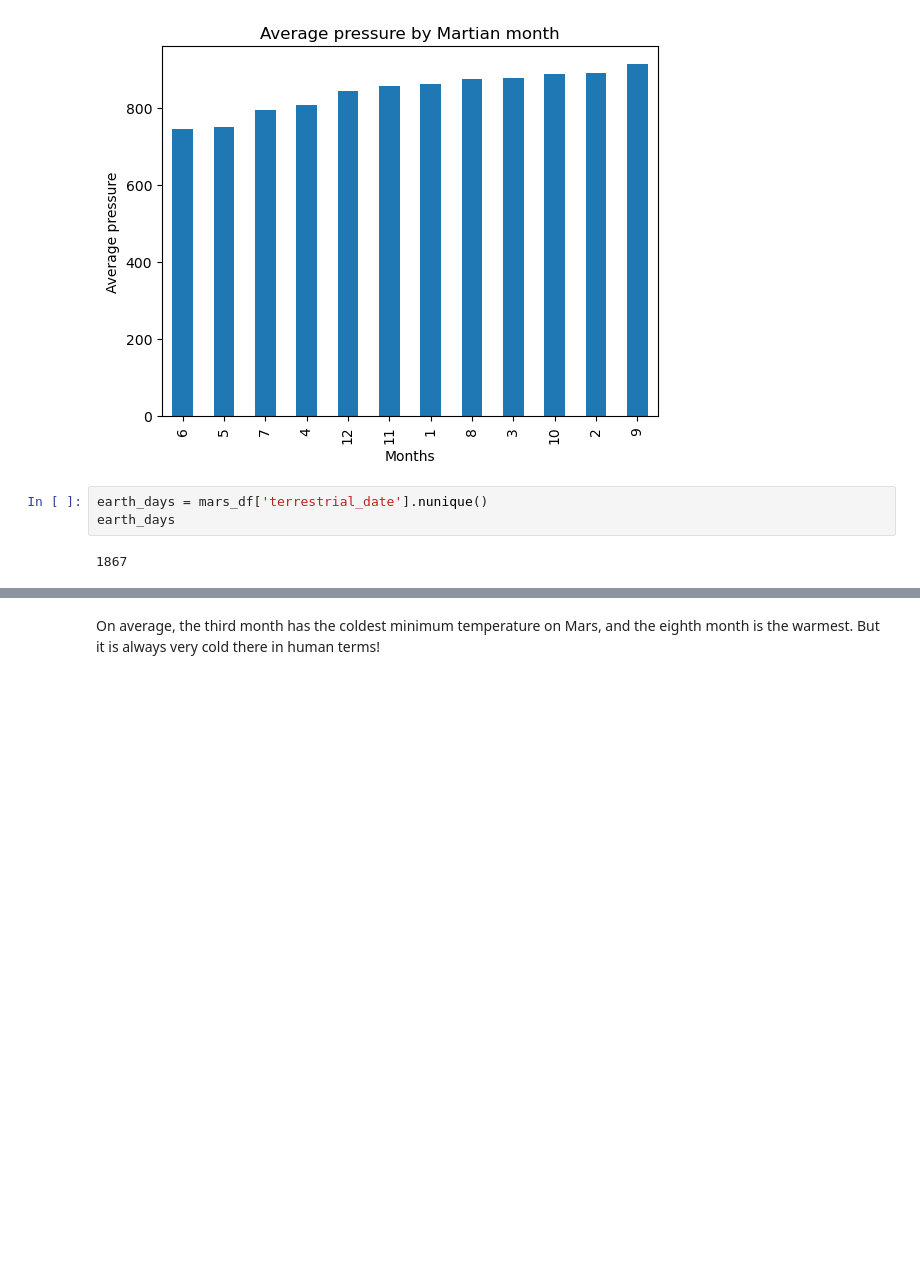
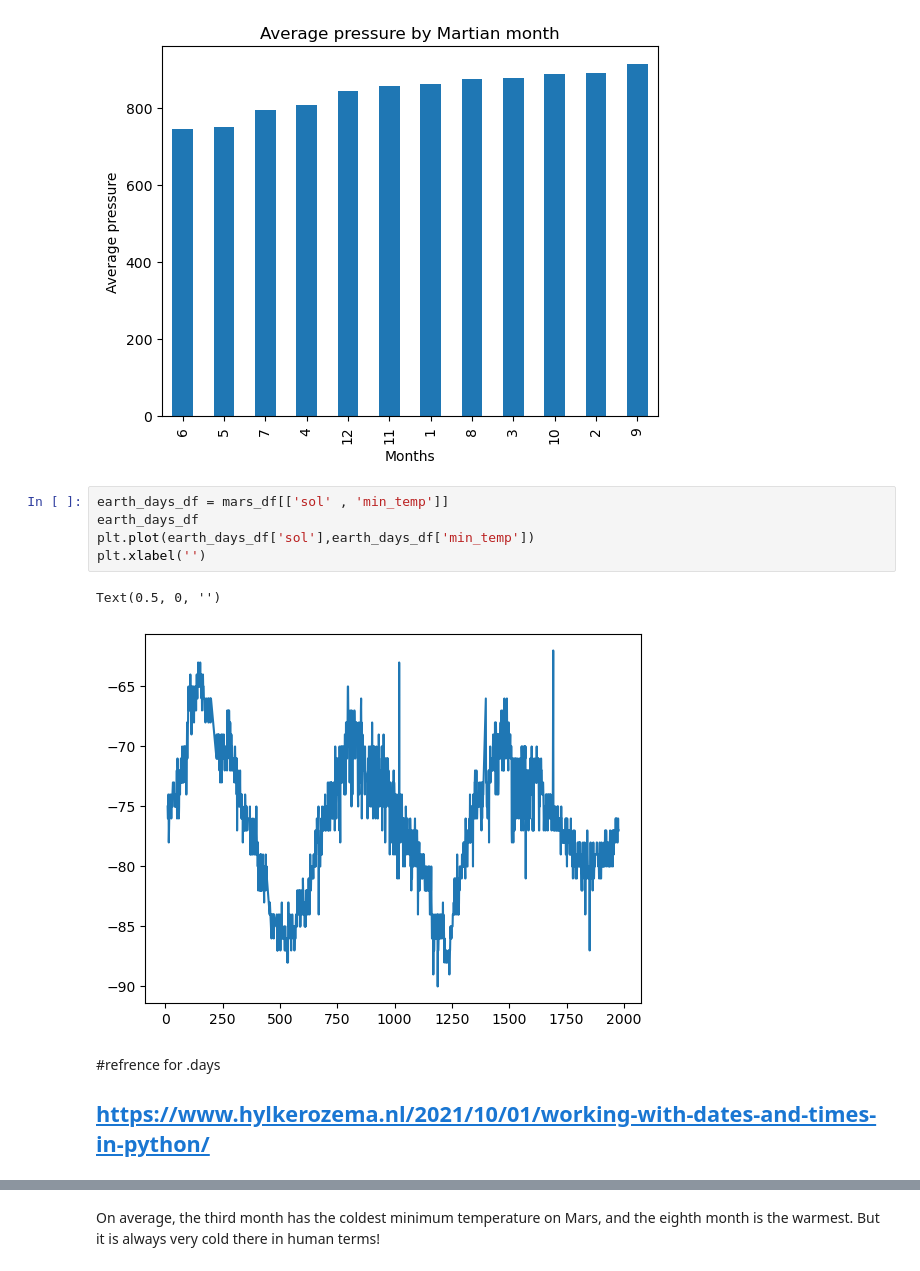
Before and after one commit to nabroo101/data_collection_challenge11, a Jupyter notebook: Starter_Code/part_2_mars_weather.ipynb, the cells around one changed output, grey strips where cells are left out. Cells and saved outputs as stored; diff of their text form; blank space fills up the shorter version.

```diff
--- a/Starter_Code/part_2_mars_weather.ipynb
+++ b/Starter_Code/part_2_mars_weather.ipynb
@@ -294,10 +287,16 @@ print(mars_avg_pressure)
 Plots(mars_avg_pressure ,'Average pressure by Martian month','Months' , 'Average pressure' )
 # %% [output]
 [figure]
-# %%
-earth_days = mars_df['terrestrial_date'].nunique()
-earth_days
-# %% [output]
-1867
+# %%
+earth_days_df = mars_df[['sol' , 'min_temp']]
+earth_days_df
+plt.plot(earth_days_df['sol'],earth_days_df['min_temp'])
+plt.xlabel('')
+# %% [output]
+Text(0.5, 0, '')
+[figure, added]
+# %% [markdown]
+#refrence for .days
+## https://www.hylkerozema.nl/2021/10/01/working-with-dates-and-times-in-python/
 # %%
 # 5. How many terrestrial (earth) days are there in a Martian year
```
Also changed, not shown: parts of 7 cells of this notebook, 2 other files.
